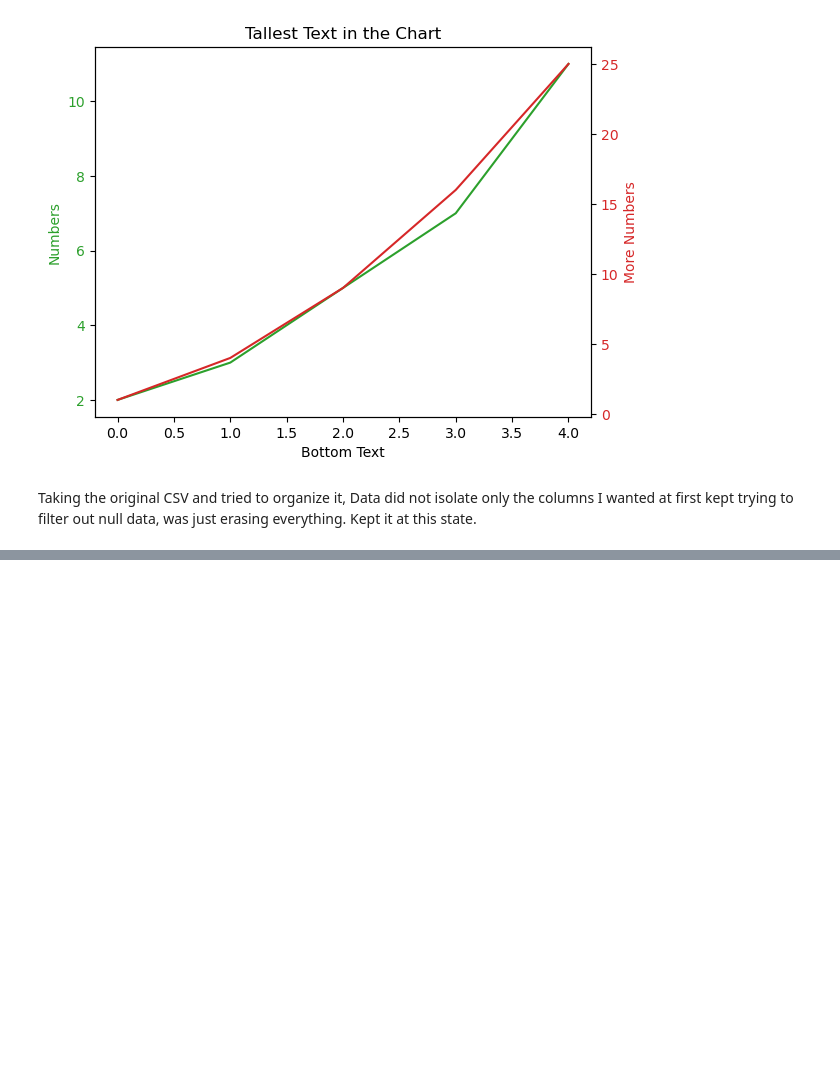
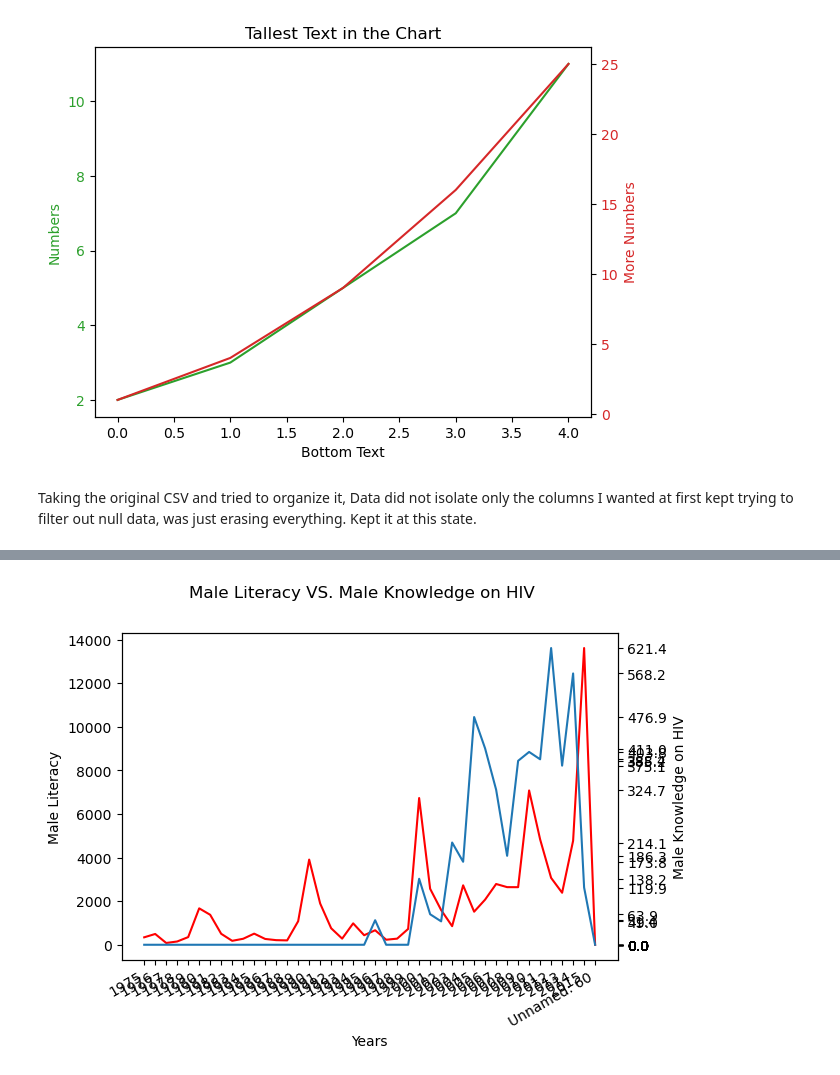
Before and after one commit to GreeneKP/helth_is_cool_eda, a Jupyter notebook: data/dualaxis.ipynb, the cells around one changed output, grey strips where cells are left out. Cells and saved outputs as stored; diff of their text form; code cells hidden in the pictures; blank space fills up the shorter version.

Commit message:
added graph

```diff
--- a/data/dualaxis.ipynb
+++ b/data/dualaxis.ipynb
@@ -6,3 +1,12 @@ import matplotlib.pyplot as plt
+# %%
+import pandas as pd
+import matplotlib.pyplot as plt
+
+helth_df = pd.read_csv("data.csv")
+total_countries =helth_df.groupby(['Indicator Name']).sum(["1960"]).sort_values(["1960"],ascending=False)
+total_countries = total_countries.T.iloc[15:]
+only_hp_params = total_countries[['% of males ages 15-49 having comprehensive correct knowledge about HIV (2 prevent ways and reject 3 misconceptions)',
+                                  'Literacy rate, adult male (% of males ages 15 and above)','Urban population','Rural population']]
 # %% [markdown]
 Basic Template for a possible dual axis chart that I stole (kinda).
 # %%
@@ -63,0 +43,20 @@ ultra_filtered_data_health # Should ONLY have the needed columns for each countr
+# %%
+fig, ax = plt.subplots()
+
+fig.autofmt_xdate()
+fig.suptitle('Male Literacy VS. Male Knowledge on HIV')
+years = only_hp_params.index.tolist()
+male_literacy = only_hp_params['Literacy rate, adult male (% of males ages 15 and above)'].tolist()
+knowledge = only_hp_params['% of males ages 15-49 having comprehensive correct knowledge about HIV (2 prevent ways and reject 3 misconceptions)'].tolist()
+ax_twin = ax.twinx()
+ax_twin.plot(years, knowledge, label='Male Knowledge of HIV')
+ax.plot(years, male_literacy,color='red', label='Male Literacy')
+ax.set_ylabel('Male Literacy')
+ax.set_xlabel('Years')
+ax_twin.set_ylabel('Male Knowledge on HIV')
+ax_twin.set_yticks(knowledge)
+
+h1, l1 = ax.get_legend_handles_labels()
+h2, l2 = ax_twin.get_legend_handles_labels()
+# %% [output]
+[figure, added]
```
Also changed, not shown: parts of 2 cells of this notebook.
